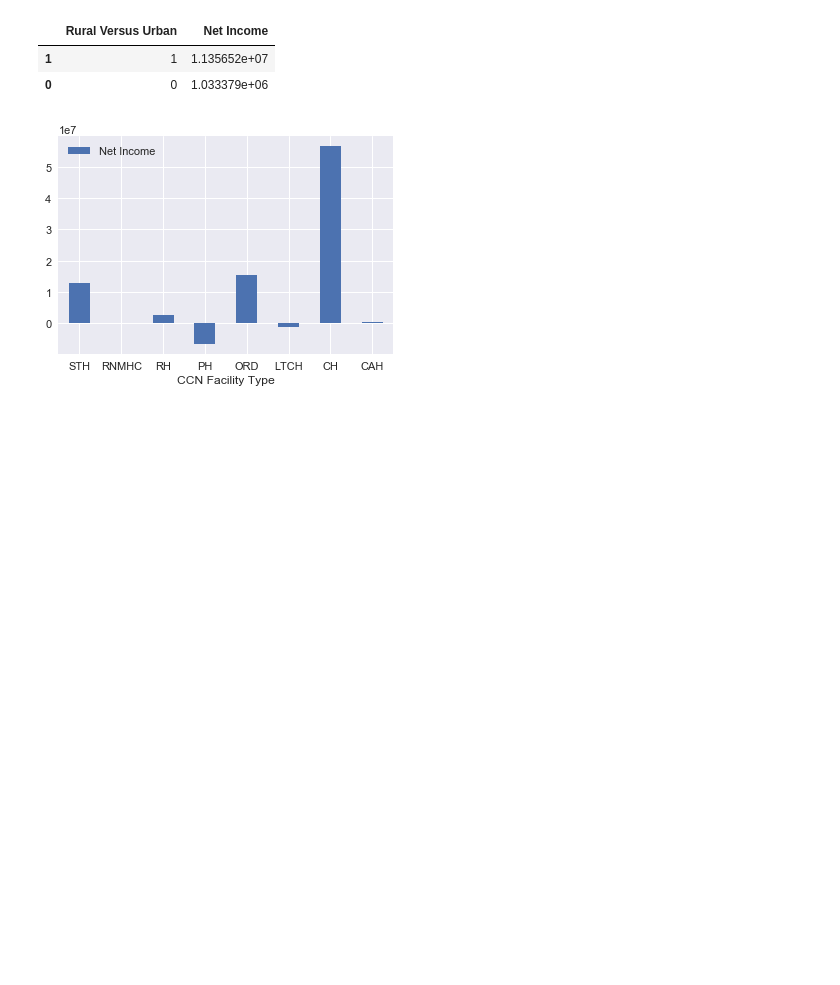
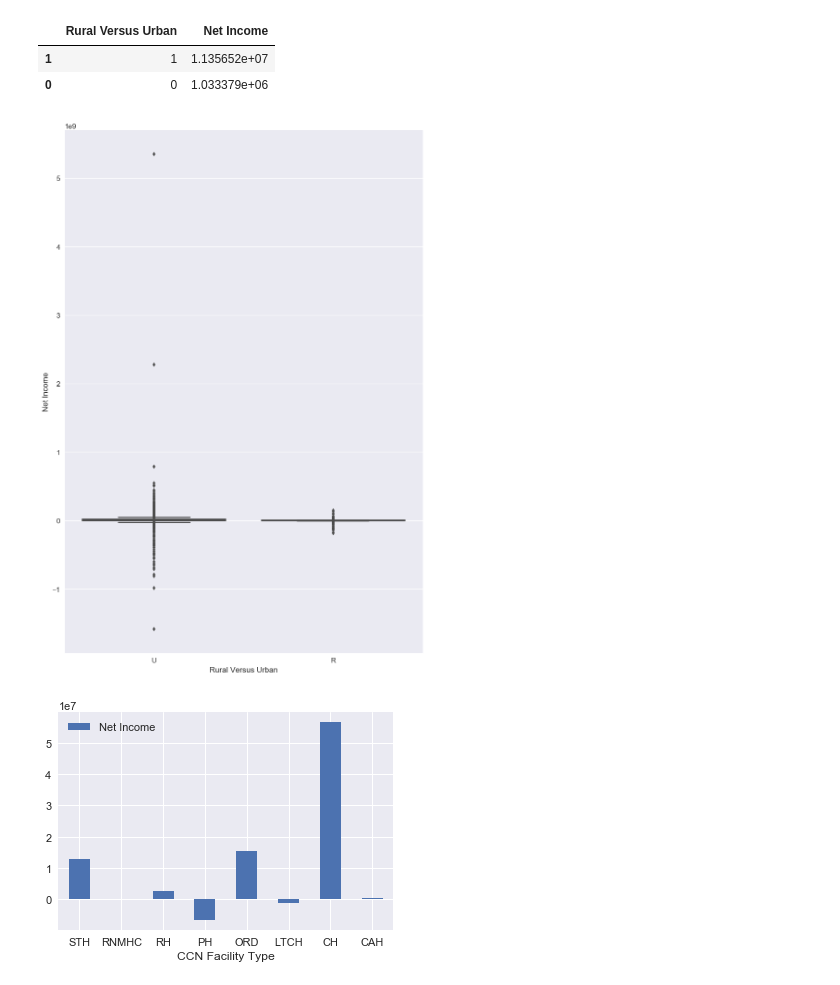
Before and after one commit to anaidpm/dizme, a Jupyter notebook: hospital_costs.ipynb, the cells around one changed output. Saved outputs shown, nothing was run; the diff lists cells and outputs as text; code cells hidden in the pictures; blank space fills up the shorter version.

```diff
--- a/hospital_costs.ipynb
+++ b/hospital_costs.ipynb
@@ -226,6 +226,11 @@ as_index=False).mean().sort_values(by='Rural Versus Urban', ascending=False)
 |  | Rural Versus Urban | Net Income |
 | 1 | 1 | 1.135652e+07 |
 | 0 | 0 | 1.033379e+06 |
+# %%
+plt.figure(figsize=(10, 15))
+sns.boxplot('Rural Versus Urban','Net Income',data=df);
+# %% [output]
+[figure, added]
 # %%
 # Display average net income per facility type
 net_ncome_vs_fac_type_df = df[['CCN Facility Type','Net Income']].groupby(['CCN Facility Type'],
```
Also changed, not shown: parts of 5 cells of this notebook.
